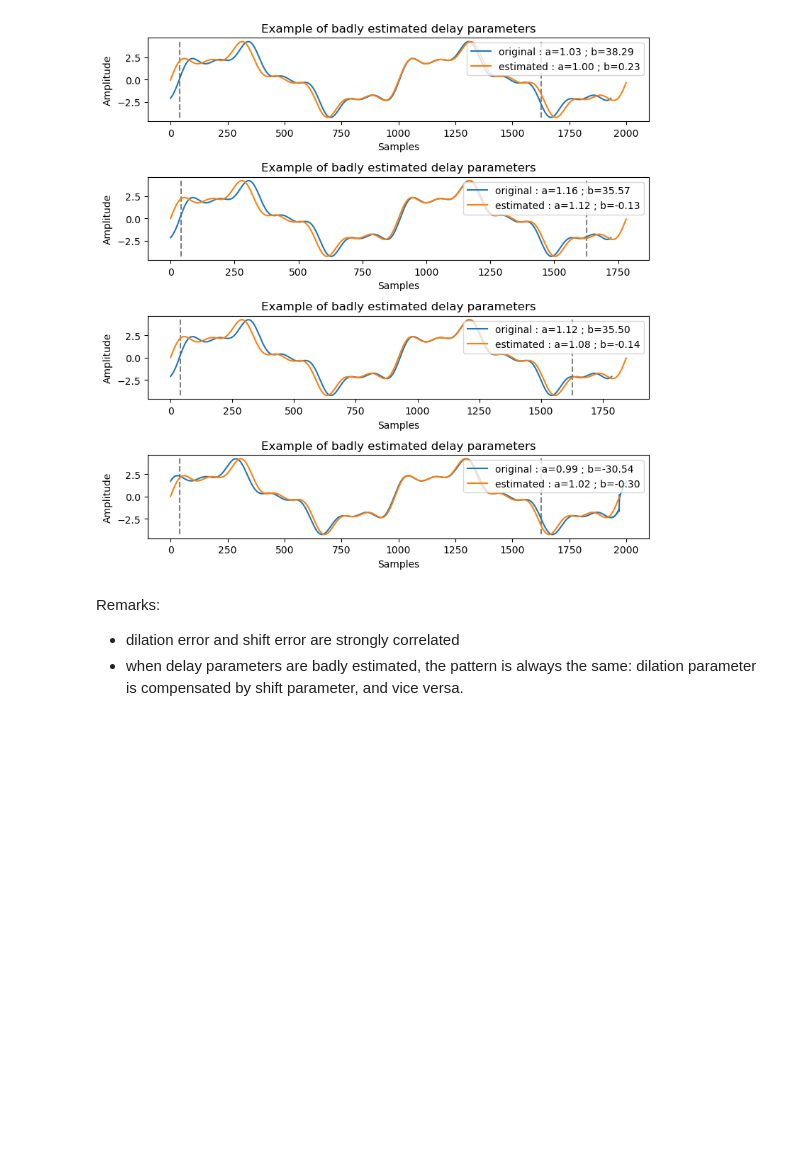
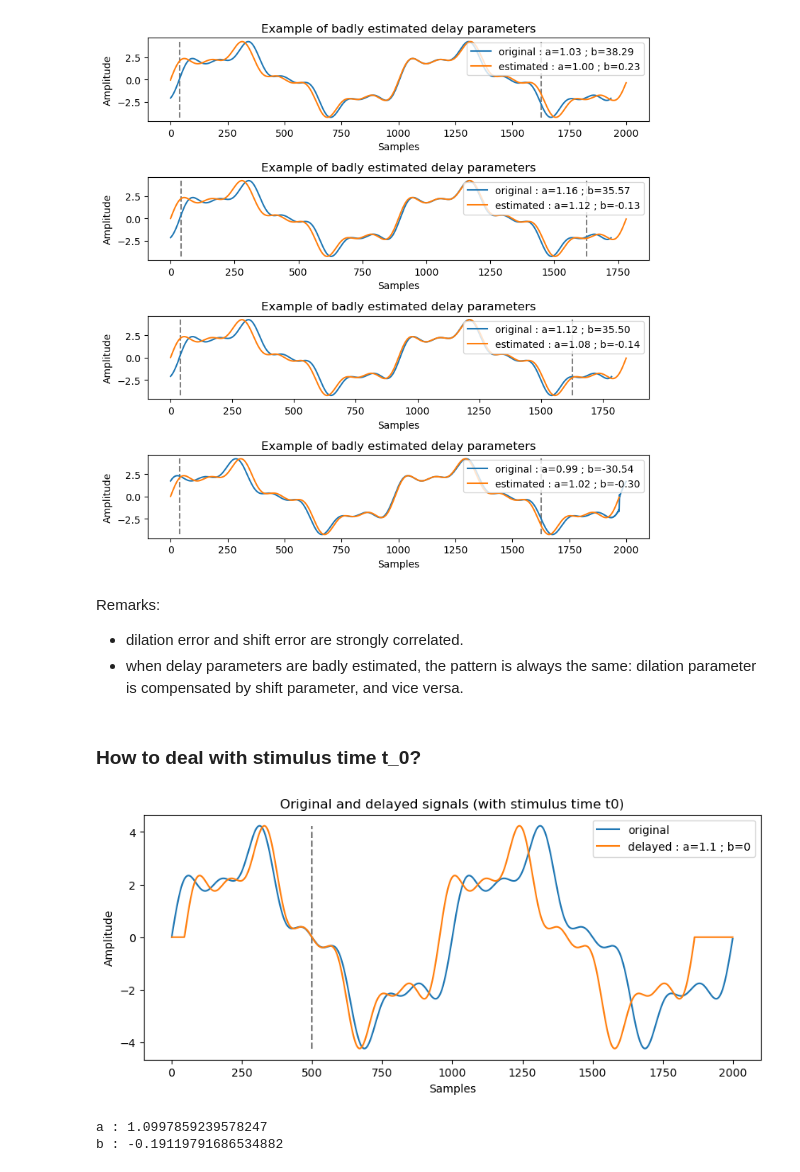
Before and after one commit to AmbroiseHeurtebise/internship_m2, a Jupyter notebook: lbfgsb_plots/lbfgsb_constant_cumulative_delays.ipynb, the cells around one changed output. Cells and saved outputs as stored; diff of their text form; code cells hidden in the pictures; blank space fills up the shorter version.

```diff
--- a/lbfgsb_plots/lbfgsb_constant_cumulative_delays.ipynb
+++ b/lbfgsb_plots/lbfgsb_constant_cumulative_delays.ipynb
@@ -322,5 +324,40 @@ plt.show()
 [figure]
 # %% [markdown]
 Remarks:
-- dilation error and shift error are strongly correlated
+- dilation error and shift error are strongly correlated.
 - when delay parameters are badly estimated, the pattern is always the same: dilation parameter is compensated by shift parameter, and vice versa.
+# %% [markdown]
+### How to deal with stimulus time t_0?
+# %%
+def create_delayed_signal_t0_jax(s, a=1, b=0, t0=0):
+    # time dilation
+    t = jnp.arange(len(s)) - t0
+    t_a = t * a
+    s_a = jnp.interp(x=t_a, xp=t, fp=s, left=0, right=0)
+
+    # time shift
+    fs = jnp.fft.fft(s_a)
+    freqs = jnp.fft.fftfreq(fs.size)
+    fs *= jnp.exp(-2 * np.pi * 1j * b * freqs)
+    s_ab = jnp.real(jnp.fft.ifft(fs))
+
+    return s_ab
+# %%
+# test if dilating a signal with situmulus time t0 works well
+a_t0 = 1.1
+b_t0 = 0
+t0 = 500
+s_t0 = create_delayed_signal_t0_jax(s, a=a_t0, b=b_t0, t0=t0)
+
+# plot
+plt.subplots(figsize=(10, 4))
+plt.plot(s, label=f'original')
+plt.plot(s_t0, label=f'delayed : a={a_t0} ; b={b_t0}')
+plt.vlines(x=t0, ymin=np.min(s), ymax=np.max(s), linestyles='--', colors='grey')
+plt.legend()
+plt.title("Original and delayed signals (with stimulus time t0)")
+plt.xlabel("Samples")
+plt.ylabel("Amplitude")
+plt.show()
+# %% [output]
+[figure, added]
@@ -326,0 +386,6 @@ Remarks:
+# %%
+print(f"a : {a_res_t0} \nb : {b_res_t0}")
+s_res_t0 = create_delayed_signal_t0_jax(s, a=a_res_t0, b=b_res_t0, t0=t0)
+# %% [output]
+a : 1.0997859239578247
+b : -0.19119791686534882
```
Also changed, not shown: parts of 5 cells of this notebook, 2 other files.
